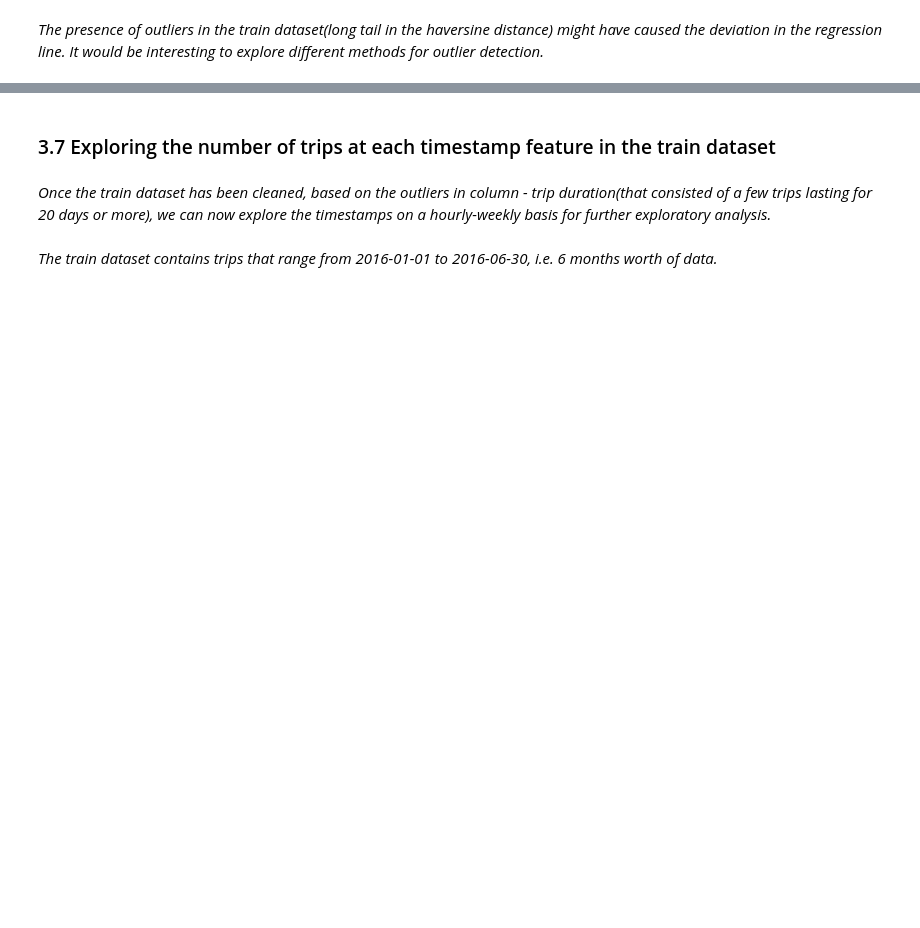
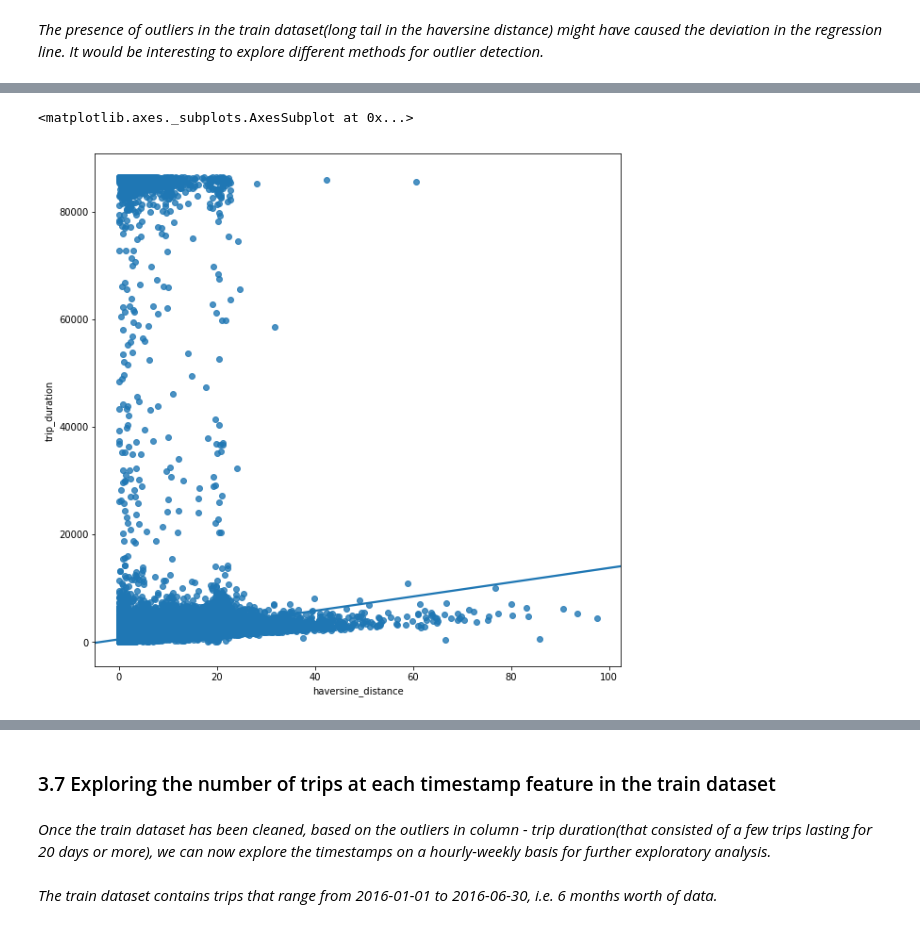
Before and after one commit to ReDI-School/python-data-science, a Jupyter notebook: week2/nyc-taxi-trips.ipynb, the cells around one changed output, grey strips where cells are left out. Saved outputs shown, nothing was run; the diff lists cells and outputs as text; code cells hidden in the pictures; blank space fills up the shorter version.

```diff
--- a/week2/nyc-taxi-trips.ipynb
+++ b/week2/nyc-taxi-trips.ipynb
@@ -214,6 +421,9 @@ df_train[df_train["haversine_distance"] > 100]
 # %%
-#plt.figure(figsize=(10,10))
-#sns.regplot(x="haversine_distance", y="trip_duration", data=df_train[df_train["haversine_distance"] < 100])
+plt.figure(figsize=(10,10))
+sns.regplot(x="haversine_distance", y="trip_duration", data=df_train[df_train["haversine_distance"] < 100])
+# %% [output]
+<matplotlib.axes._subplots.AxesSubplot at 0x...>
+[figure, added]
 # %% [markdown]
 ![](http://kartikkannapur.github.io//images/haversine_distance_2.png)
 # %% [markdown]
```
Also changed, not shown: parts of 49 cells of this notebook.
